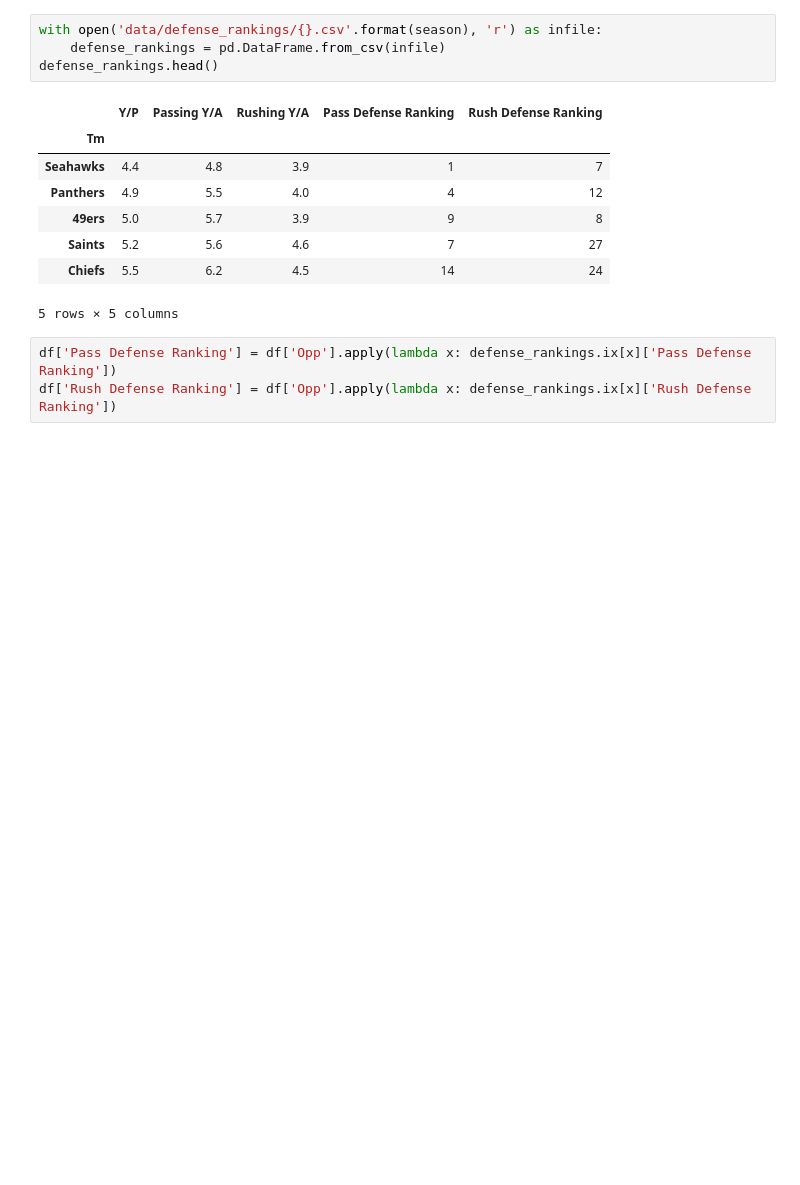
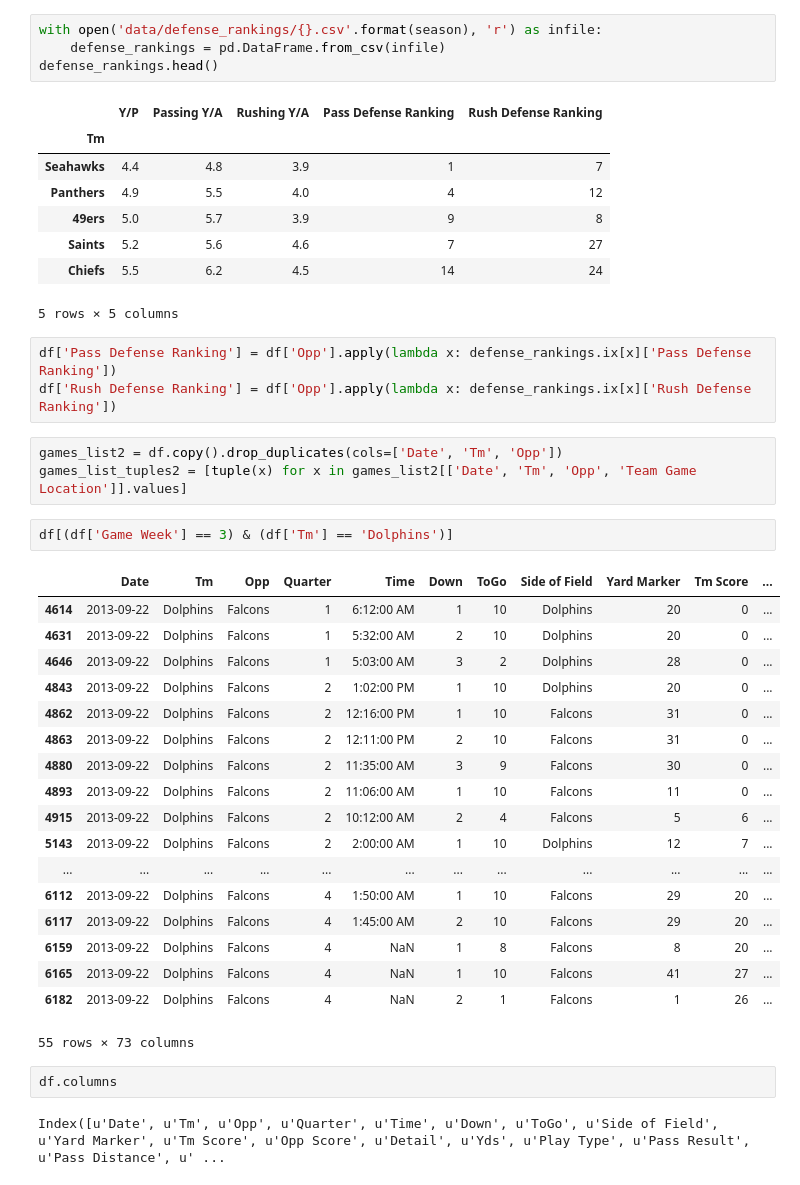
Before and after one commit to araftery/cs109-final-project, a Jupyter notebook: notebook.ipynb, the cells around one changed output. Drawn from its saved outputs; the diff is of its cells as text; blank space fills up the shorter version.

```diff
--- a/notebook.ipynb
+++ b/notebook.ipynb
@@ -112,3 +112,31 @@ defense_rankings.head()
 # %%
 df['Pass Defense Ranking'] = df['Opp'].apply(lambda x: defense_rankings.ix[x]['Pass Defense Ranking'])
 df['Rush Defense Ranking'] = df['Opp'].apply(lambda x: defense_rankings.ix[x]['Rush Defense Ranking'])
+# %%
+games_list2 = df.copy().drop_duplicates(cols=['Date', 'Tm', 'Opp'])
+games_list_tuples2 = [tuple(x) for x in games_list2[['Date', 'Tm', 'Opp', 'Team Game Location']].values]
+# %%
+df[(df['Game Week'] == 3) & (df['Tm'] == 'Dolphins')]
+# %% [output]
+|  | Date | Tm | Opp | Quarter | Time | Down | ToGo | Side of Field | Yard Marker | Tm Score | ... |
+| 4614 | 2013-09-22 | Dolphins | Falcons | 1 | 6:12:00 AM | 1 | 10 | Dolphins | 20 | 0 | ... |
+| 4631 | 2013-09-22 | Dolphins | Falcons | 1 | 5:32:00 AM | 2 | 10 | Dolphins | 20 | 0 | ... |
+| 4646 | 2013-09-22 | Dolphins | Falcons | 1 | 5:03:00 AM | 3 | 2 | Dolphins | 28 | 0 | ... |
+| 4843 | 2013-09-22 | Dolphins | Falcons | 2 | 1:02:00 PM | 1 | 10 | Dolphins | 20 | 0 | ... |
+| 4862 | 2013-09-22 | Dolphins | Falcons | 2 | 12:16:00 PM | 1 | 10 | Falcons | 31 | 0 | ... |
+| 4863 | 2013-09-22 | Dolphins | Falcons | 2 | 12:11:00 PM | 2 | 10 | Falcons | 31 | 0 | ... |
+| 4880 | 2013-09-22 | Dolphins | Falcons | 2 | 11:35:00 AM | 3 | 9 | Falcons | 30 | 0 | ... |
+| 4893 | 2013-09-22 | Dolphins | Falcons | 2 | 11:06:00 AM | 1 | 10 | Falcons | 11 | 0 | ... |
+| 4915 | 2013-09-22 | Dolphins | Falcons | 2 | 10:12:00 AM | 2 | 4 | Falcons | 5 | 6 | ... |
+| 5143 | 2013-09-22 | Dolphins | Falcons | 2 | 2:00:00 AM | 1 | 10 | Dolphins | 12 | 7 | ... |
+| ... | ... | ... | ... | ... | ... | ... | ... | ... | ... | ... | ... |
+| 6112 | 2013-09-22 | Dolphins | Falcons | 4 | 1:50:00 AM | 1 | 10 | Falcons | 29 | 20 | ... |
+| 6117 | 2013-09-22 | Dolphins | Falcons | 4 | 1:45:00 AM | 2 | 10 | Falcons | 29 | 20 | ... |
+| 6159 | 2013-09-22 | Dolphins | Falcons | 4 | NaN | 1 | 8 | Falcons | 8 | 20 | ... |
+| 6165 | 2013-09-22 | Dolphins | Falcons | 4 | NaN | 1 | 10 | Falcons | 41 | 27 | ... |
+| 6182 | 2013-09-22 | Dolphins | Falcons | 4 | NaN | 2 | 1 | Falcons | 1 | 26 | ... |
+55 rows × 73 columns
+# %%
+df.columns
+# %% [output]
+Index([u'Date', u'Tm', u'Opp', u'Quarter', u'Time', u'Down', u'ToGo', u'Side of Field', u'Yard Marker', u'Tm Score', u'Opp Score', u'Detail', u'Yds', u'Play Type', u'Pass Result', u'Pass Distance', u' ...
```
Also changed, not shown: parts of 1 cell of this notebook, 8 other files.
